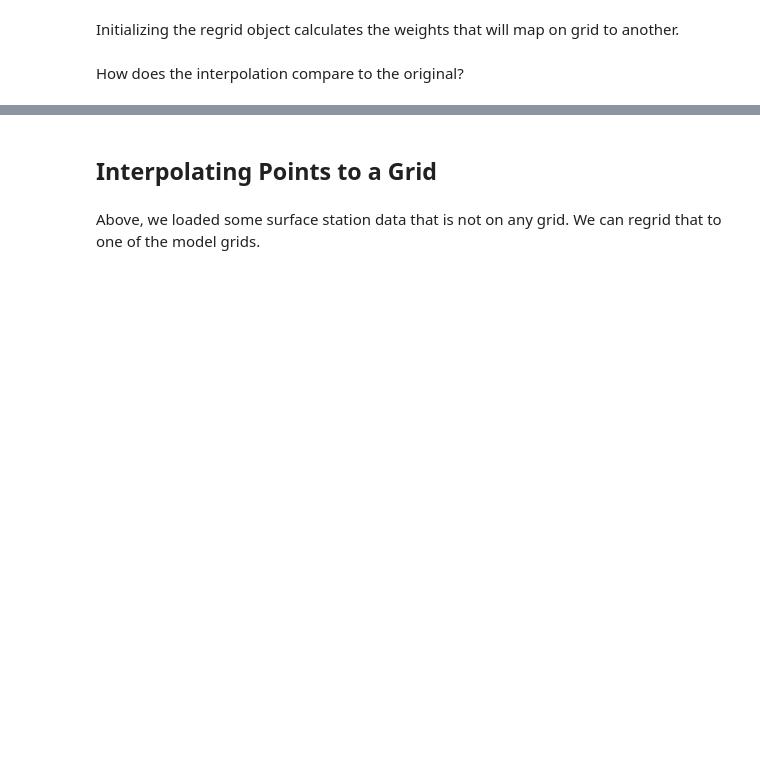
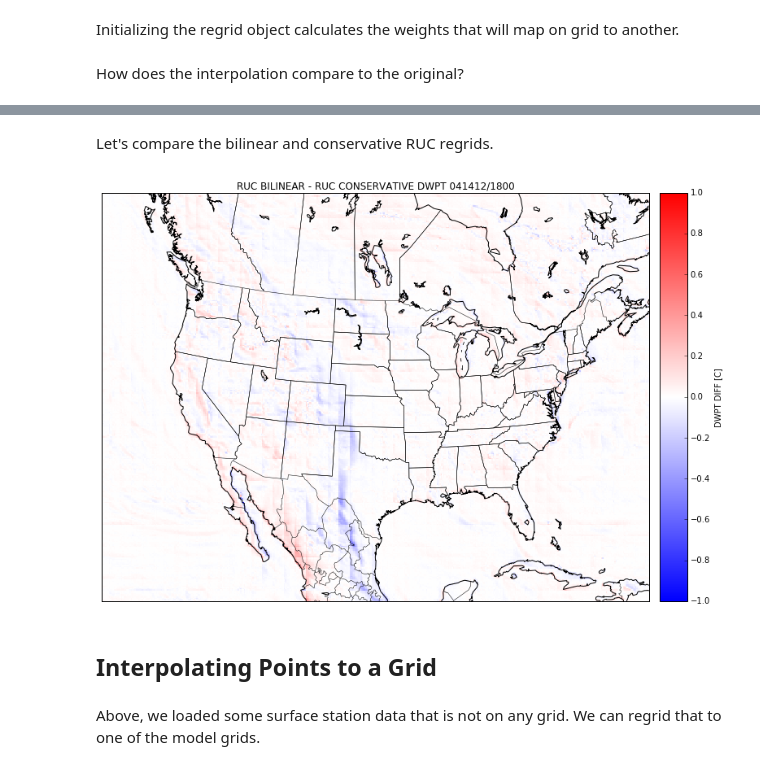
Before and after one commit to nawendt/esmpy-tutorial, a Jupyter notebook: esmpy_tutorial.ipynb, the cells around one changed output, grey strips where cells are left out. Drawn from its saved outputs; the diff is of its cells as text; code cells hidden in the pictures; blank space fills up the shorter version.

```diff
--- a/esmpy_tutorial.ipynb
+++ b/esmpy_tutorial.ipynb
@@ -143,3 +277,16 @@ rcb.set_label('DWPT [C]')
+# %% [markdown]
+Let's compare the bilinear and conservative RUC regrids.
+# %%
+f4 = plt.figure(4, figsize=(16,9))
+plt.title('RUC BILINEAR - RUC CONSERVATIVE DWPT 041412/1800')
+ruc_m.pcolormesh(ruc_x, ruc_y, destfield.data - destfield_conserve.data, cmap = 'bwr', vmin = -1, vmax = 1)
+ruc_m.drawstates()
+ruc_m.drawcountries()
+ruc_m.drawcoastlines()
+rcb = ruc_m.colorbar()
+rcb.set_label('DWPT DIFF [C]')
+# %% [output]
+[figure, added]
 # %% [markdown]
 ## Interpolating Points to a Grid
 # %% [markdown]
```
Also changed, not shown: parts of 51 cells of this notebook.
